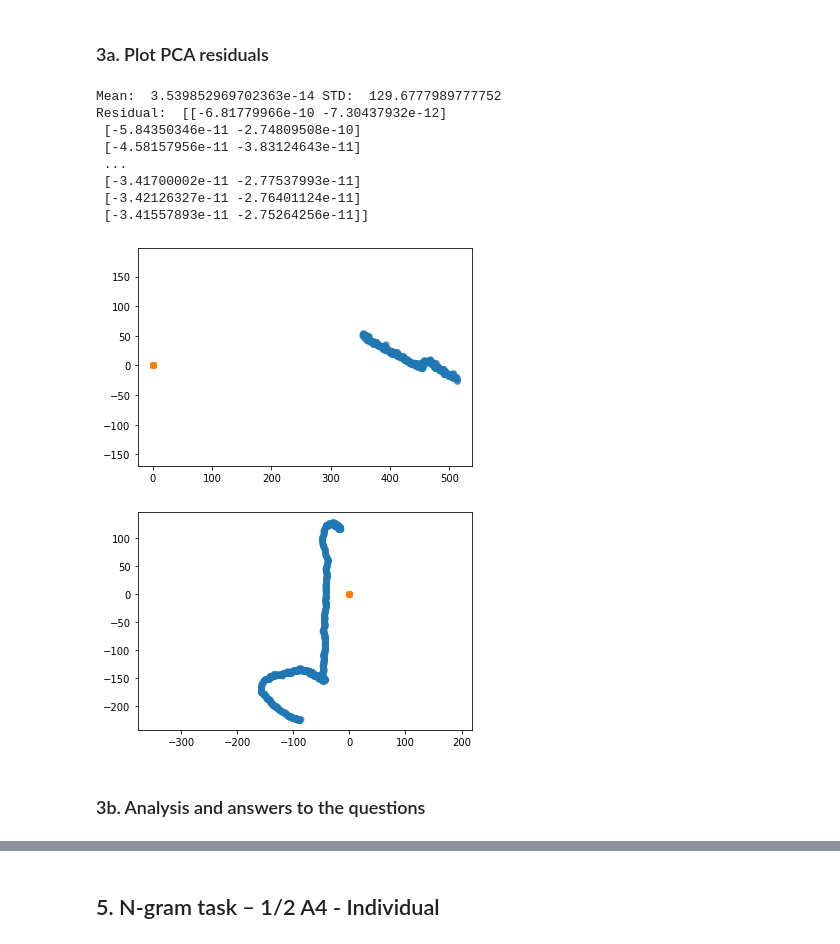
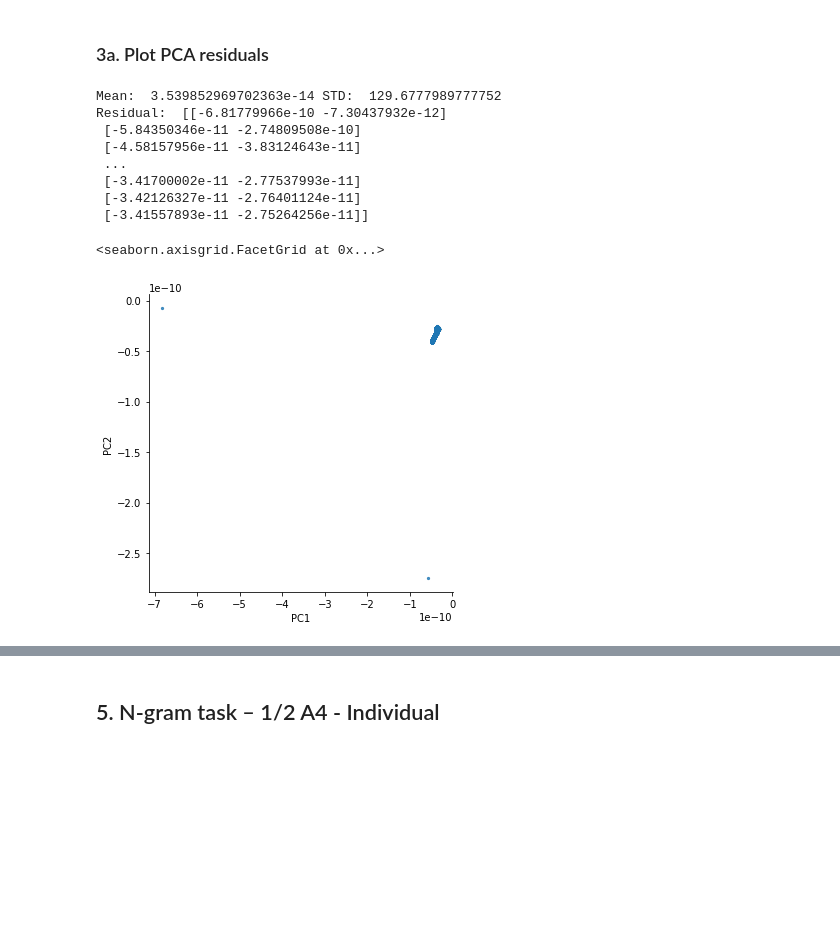
Before and after one commit to mvanmeerten/CDA, a Jupyter notebook: Lab2-group33/Lab2_CPA_NGRAM.ipynb, the cells around one changed output, grey strips where cells are left out. Saved outputs shown, nothing was run; the diff lists cells and outputs as text; code cells hidden in the pictures; blank space fills up the shorter version.

```diff
--- a/Lab2-group33/Lab2_CPA_NGRAM.ipynb
+++ b/Lab2-group33/Lab2_CPA_NGRAM.ipynb
@@ -52,66 +52,75 @@ y:  [0 0 0 ... 0 0 0]
 # %%
 n_components = 2
 random_state = 2021
+
+def plot_series(x, y, title):
+    fig, ax = plt.subplots()
+    fig.set_figheight(8)
+    fig.set_figwidth(13)
+
+    sns.lineplot(x=x, y=y, color="blue")
+
+    ax.set_title(title)
+    ax.set_xlabel("")
+    ax.set_ylabel("Amount")
+    plt.plot()
+    return ax
 
 def perform_cpa(n_component, random_state):
     pca = PCA(n_components=n_components, random_state=random_state)
     X_pca = pca.fit_transform(X)
     print("Mean: ", np.mean(X_pca), "STD: ", np.std(X_pca))
 
     X_train_inverse = pca.inverse_transform(X_pca)
     X_train_inverse = pca.fit_transform(X_train_inverse)
 
     residual = X_pca - X_train_inverse
+
     print("Residual: ", residual)
 
-    return X_pca, residual
+    return X_pca, X_train_inverse, residual
 
-# X_pca_pd = pd.DataFrame(data = X_pca, columns = ['Component 1', 'Component 2'])
+X_pca, X_train_inverse, residual = perform_cpa(n_components, random_state)
 
-# print('Explained variation per principal component: {}'.format(pca.explained_variance_ratio_))
+residual_df = pd.DataFrame(data=residual, columns = ['PC1', 'PC2'])
 
-# plt.figure()
-# plt.figure(figsize=(10,10))
-# plt.xticks(fontsize=12)
-# plt.yticks(fontsize=14)
-# plt.xlabel('Component - 1',fontsize=20)
-# plt.ylabel('Component - 2',fontsize=20)
-# plt.title("PCA of SWaT",fontsize=20)
-# targets = ['Normal', 'Attack']
-# colors = ['r', 'g']
-# for target, color in zip(targets,colors):
-#     indicesToKeep = df['Normal/Attack'] == target
-#     plt.scatter(X_pca_pd.loc[indicesToKeep, 'Component 1']
-#                , X_pca_pd.loc[indicesToKeep, 'Component 2'], c = color, s = 50)
+sns.lmplot(x="PC1", y="PC2",
+      data=residual_df,
+      fit_reg=False,
+      legend=True,
+      scatter_kws={"s": 5}) # specify the point size
 
-# plt.legend(targets,prop={'size': 15})
+# plot_series(residual[::, 0], X_pca[::, 0], "Residual")
+# plot_series(residual[::, 1], X_pca[::, 1], "Residual")
+
+# plot_series(residual[::, 0], X_train_inverse[::, 0], "Residual")
+# plot_series(residual[::, 1], X_train_inverse[::, 1], "Residual")
+
+# plt.scatter(X_pca[8000:10000, 0], X_pca[8000:10000, 1], alpha=0.2)
+# plt.scatter(residual[8000:10000, 0], residual[8000:10000, 1], alpha=0.8)
+# plt.axis('equal')
 
 # plt.show()
 
-X_pca, residual = perform_cpa(2, 2021)
+# plt.scatter(X_pca[18000:20000, 0], X_pca[18000:20000, 1], alpha=0.2)
+# plt.scatter(residual[18000:20000, 0], residual[18000:20000, 1], alpha=0.8)
+# plt.axis('equal')
 
-# plt.scatter(X_pca[:, 0], X_pca[:, 1], alpha=0.2)
-plt.scatter(X_pca[8000:10000, 0], X_pca[8000:10000, 1], alpha=0.2)
-plt.scatter(residual[8000:10000, 0], residual[8000:10000, 1], alpha=0.8)
-plt.axis('equal')
+# plt.show()
 
-plt.show()
+# plt.scatter(X_pca[25000:30000, 0], X_pca[25000:30000, 1], alpha=0.2)
+# plt.scatter(residual[25000:30000, 0], residual[25000:30000, 1], alpha=0.8)
+# plt.axis('equal')
 
-plt.scatter(X_pca[18000:20000, 0], X_pca[18000:20000, 1], alpha=0.2)
-plt.scatter(residual[18000:20000, 0], residual[18000:20000, 1], alpha=0.8)
-plt.axis('equal')
-
-plt.show()
+# plt.show()
 # %% [output]
 Mean:  3.539852969702363e-14 STD:  129.6777989777752
 Residual:  [[-6.81779966e-10 -7.30437932e-12]
  [-5.84350346e-11 -2.74809508e-10]
  [-4.58157956e-11 -3.83124643e-11]
  ...
  [-3.41700002e-11 -2.77537993e-11]
  [-3.42126327e-11 -2.76401124e-11]
  [-3.41557893e-11 -2.75264256e-11]]
+<seaborn.axisgrid.FacetGrid at 0x...>
-[figure, old version]
+[figure, new version]
-[figure, removed]
-# %% [markdown]
-### 3b. Analysis and answers to the questions
```
Also changed, not shown: parts of 3 cells of this notebook.
